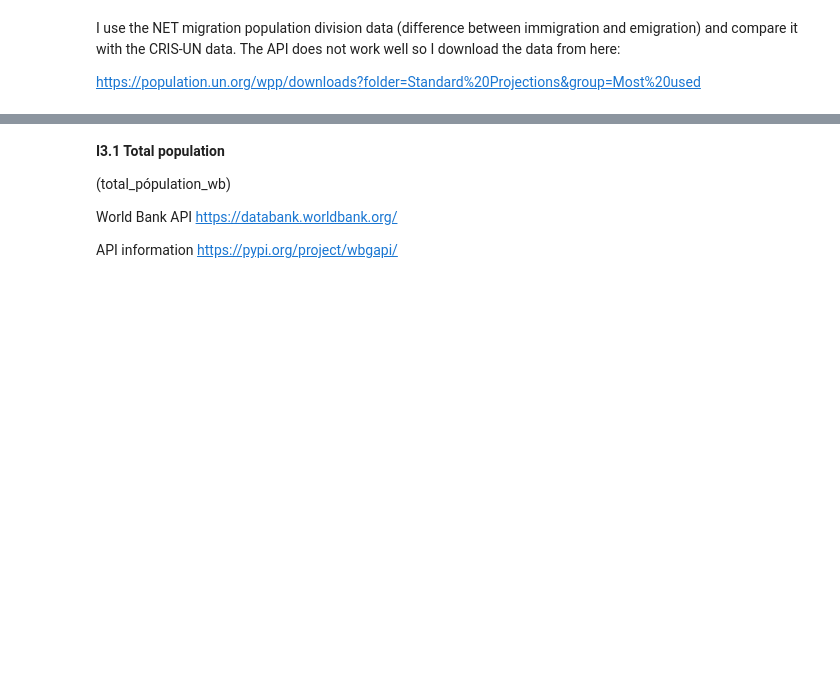
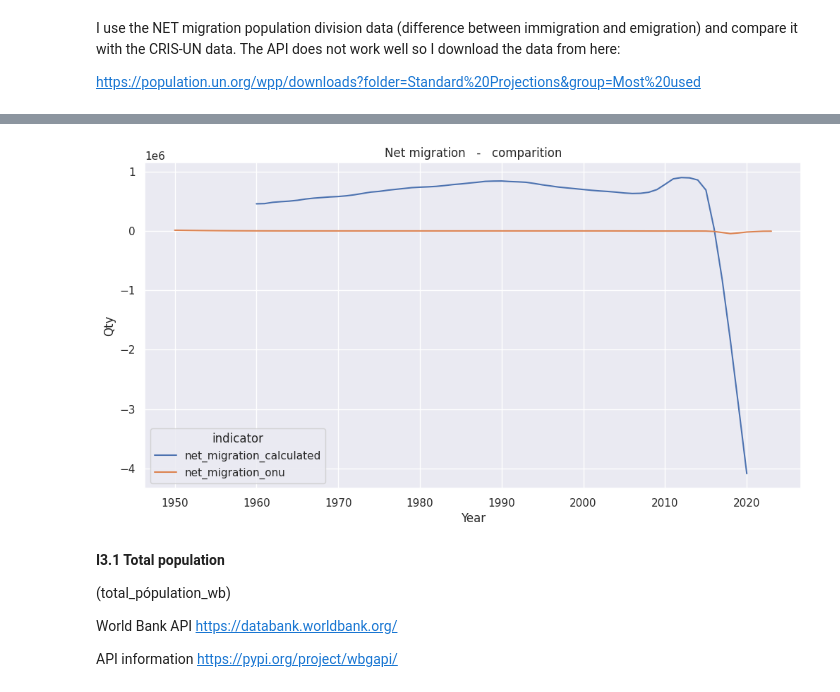
Before and after one commit to natdebandi/migmobs_exploratory, a Jupyter notebook: dataset_construction_v3.ipynb, the cells around one changed output, grey strips where cells are left out. Cells and saved outputs as stored; diff of their text form; code cells hidden in the pictures; blank space fills up the shorter version.

```diff
--- a/dataset_construction_v3.ipynb
+++ b/dataset_construction_v3.ipynb
@@ -874,0 +916,7 @@ https://population.un.org/wpp/downloads?folder=Standard%20Projections&group=Most
+# %%
+# Filter the DataFrame
+filtered_df = db_indicators[
+    ((db_indicators['indicator'] == 'net_migration_onu') | (db_indicators['indicator'] == 'net_migration_calculated')) &
+    (db_indicators['country_code'] == 'VEN')
+]
+filtered_df
@@ -875,3 +958,13 @@ https://population.un.org/wpp/downloads?folder=Standard%20Projections&group=Most
+# %%
+title_plot="Net migration   -   comparition"
+plt.figure(figsize=(12, 6))
+sns.lineplot(x='year', y='value', hue='indicator', data=filtered_df)
+plt.title(f'{title_plot}')
+plt.xlabel('Year')
+plt.ylabel('Qty')
+plt.show()
+# %% [output]
+[figure, added]
 # %% [markdown]
 **I3.1	Total population**
 
```
Also changed, not shown: parts of 5 cells of this notebook.
